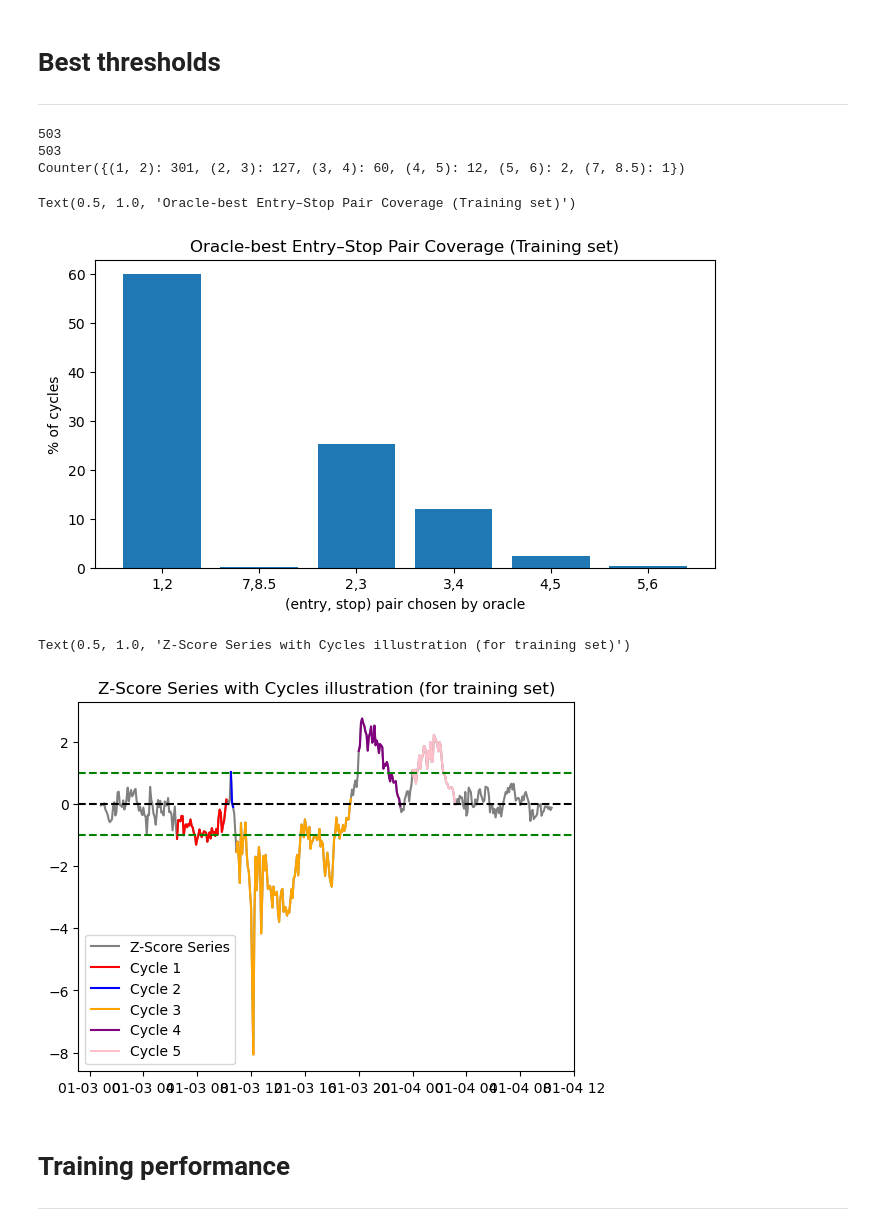
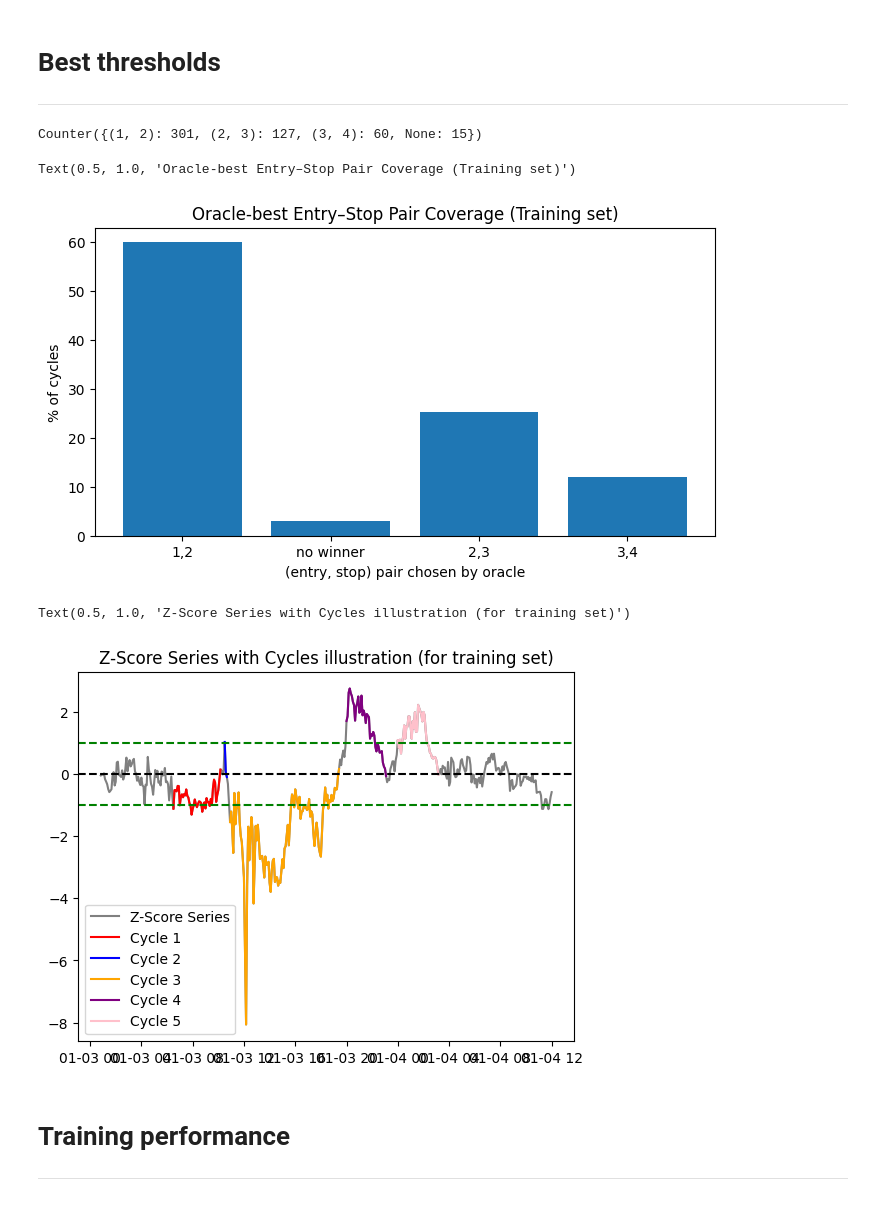
Before and after one commit to alexandrosdp/PairsTrading, a Jupyter notebook: deep_q_learning_improved.ipynb, the cells around one changed output. Saved outputs shown, nothing was run; the diff lists cells and outputs as text; code cells hidden in the pictures.

```diff
--- a/deep_q_learning_improved.ipynb
+++ b/deep_q_learning_improved.ipynb
@@ -265,7 +276,7 @@ prices_test
 
 print("Training DQN agent...")
 # Define your discrete threshold pairs: [(entry1, stop1), (entry2, stop2), ...]
-entry_stop_pairs = [(1, 2), (2, 3), (3, 4), (4, 5), (5, 6), (6, 7), (7,8.5)]
+entry_stop_pairs = [(1, 2), (2, 3), (3, 4)]
 # Training parameters
 initial_capital = 10_000
 tx_cost = 0
@@ -316,7 +327,7 @@ Epoch 500 | AvgReward: 0.68 | Epsilon: 0.082
 # Best thresholds
 ---
 # %%
-env = PairsTradingEnv(zscore_series_train, prices_train, beta_series_train, initial_capital, tx_cost, entry_stop_pairs)
+env = PairsTradingEnv(zscore_series_train, prices_train, beta_series_train, initial_capital, tx_cost, entry_stop_pairs, eval_mode=True)
 best_pairs_train = env.find_best_thresholds()
 spread_cycles_train = env.spread_cycles
 
@@ -345,26 +356,24 @@ plt.ylabel("% of cycles")
 plt.xlabel("(entry, stop) pair chosen by oracle")
 plt.title("Oracle‐best Entry–Stop Pair Coverage (Training set)")
 # %% [output]
-503
-503
-Counter({(1, 2): 301, (2, 3): 127, (3, 4): 60, (4, 5): 12, (5, 6): 2, (7, 8.5): 1})
+Counter({(1, 2): 301, (2, 3): 127, (3, 4): 60, None: 15})
 Text(0.5, 1.0, 'Oracle‐best Entry–Stop Pair Coverage (Training set)')
-[figure, old version]
+[figure, new version]
 # %%
-plt.plot(zscore_series_train.iloc[0:400], color = 'grey', label='Z-Score Series')
+plt.plot(zscore_series_train.iloc[0:420], color = 'grey', label='Z-Score Series')
 plt.plot(spread_cycles_train[0], color = 'r', label='Cycle 1')
 plt.plot(spread_cycles_train[1], color = 'b' , label='Cycle 2')
 plt.plot(spread_cycles_train[2], color = 'orange' , label='Cycle 3')
 plt.plot(spread_cycles_train[3], color = 'purple' , label='Cycle 4')
 plt.plot(spread_cycles_train[4], color = 'pink' , label='Cycle 5')
 plt.axhline(0, color = 'black', linestyle='--')
 plt.axhline(1, color = 'green', linestyle='--')
 plt.axhline(-1, color = 'green', linestyle='--')
 plt.legend(loc='lower left')
 plt.title('Z-Score Series with Cycles illustration (for training set)')
 # %% [output]
 Text(0.5, 1.0, 'Z-Score Series with Cycles illustration (for training set)')
-[figure, old version]
+[figure, new version]
 # %% [markdown]
 # Training performance
 ---
```
Also changed, not shown: parts of 15 cells of this notebook, 5 other files.
